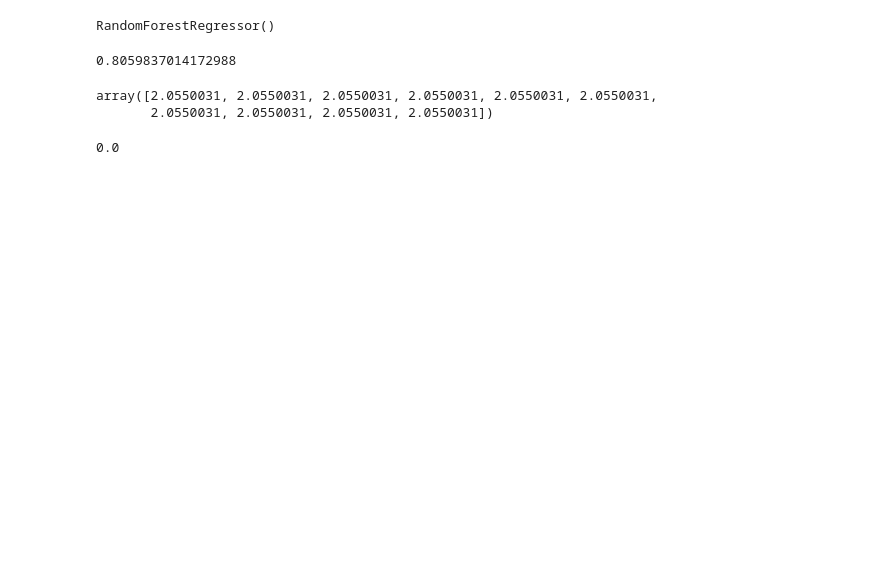
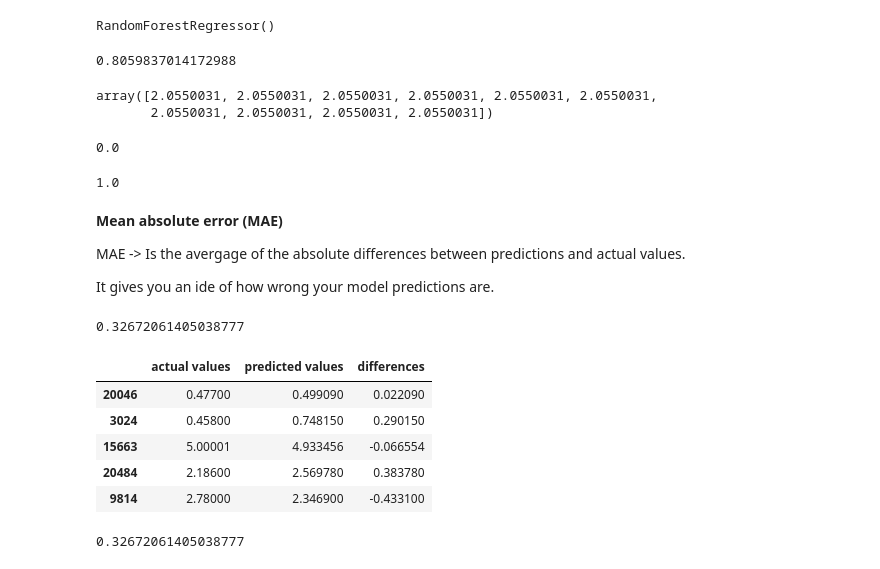
Before and after one commit to GoldenEye37/machine-learning-101, a Jupyter notebook: introduction-to-sckit-learn.ipynb, the cells around one changed output. Saved outputs shown, nothing was run; the diff lists cells and outputs as text; code cells hidden in the pictures; blank space fills up the shorter version.

Commit message:
sklearn: regression model eval -> MAE

```diff
--- a/introduction-to-sckit-learn.ipynb
+++ b/introduction-to-sckit-learn.ipynb
@@ -1471,4 +1473,39 @@ r2_score(y_true=y_test,
 # %% [output]
 0.0
 # %%
-r2_score(y_true=)
+r2_score(y_true=y_test,
+         y_pred=y_test)
+# %% [output]
+1.0
+# %% [markdown]
+**Mean absolute error (MAE)**
+
+MAE -> Is the avergage of the absolute differences between predictions and actual values.
+
+It gives you an ide of how wrong your model predictions are.
+# %%
+# MAE
+from sklearn.metrics import mean_absolute_error
+
+y_preds = model.predict(X_test)
+mae = mean_absolute_error(y_test, y_preds)
+mae
+# %% [output]
+0.32672061405038777
+# %%
+df = pd.DataFrame(data={"actual values": y_test,
+                        "predicted values": y_preds})
+df["differences"] = df["predicted values"] - df["actual values"]
+df.head()
+# %% [output]
+|  | actual values | predicted values | differences |
+| 20046 | 0.47700 | 0.499090 | 0.022090 |
+| 3024 | 0.45800 | 0.748150 | 0.290150 |
+| 15663 | 5.00001 | 4.933456 | -0.066554 |
+| 20484 | 2.18600 | 2.569780 | 0.383780 |
+| 9814 | 2.78000 | 2.346900 | -0.433100 |
+# %%
+# mae discards the negatives
+np.abs(df["differences"]).mean()
+# %% [output]
+0.32672061405038777
```
Also changed, not shown: parts of 1 cell of this notebook.
